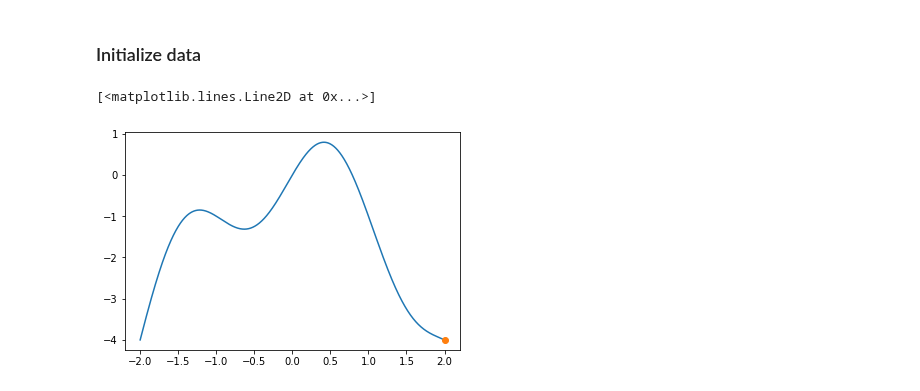
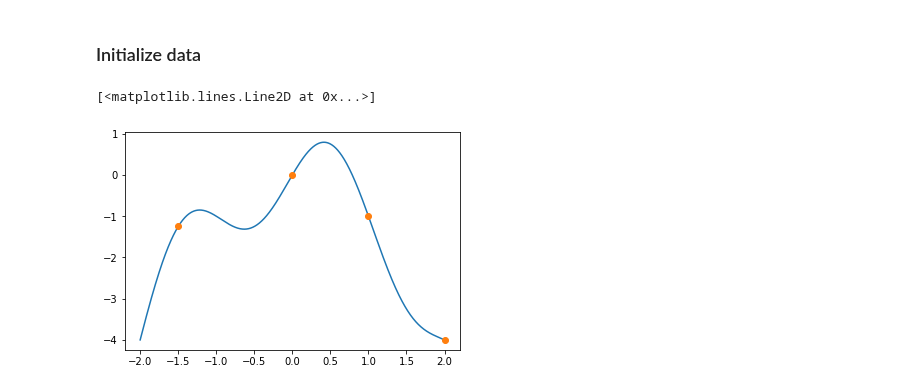
Before and after one commit to ur-whitelab/wazy, a Jupyter notebook: paper/Bayesian-Opt Sine.ipynb, the cells around one changed output. Drawn from its saved outputs; the diff is of its cells as text; code cells hidden in the pictures.

```diff
--- a/paper/Bayesian-Opt Sine.ipynb
+++ b/paper/Bayesian-Opt Sine.ipynb
@@ -13,14 +11,14 @@ WARNING:absl:No GPU/TPU found, falling back to CPU. (Set TF_CPP_MIN_LOG_LEVEL=0
 ### Initialize data
 # %%
 x = np.linspace(-2,2, 1000)
-reps = np.array([2.0]).reshape(-1,1)
+reps = np.array([2.0, 1.0, 0.0, -1.5]).reshape(-1,1)
 label_fxn = lambda x: np.sin(x * np.pi) - x ** 2
 labels = label_fxn(reps)
 plt.plot(x,  label_fxn(x))
 plt.plot(reps, labels, 'o')
 # %% [output]
 [<matplotlib.lines.Line2D at 0x...>]
-[figure, old version]
+[figure, new version]
 # %%
 config = alpdesign.EnsembleBlockConfig()
 forward_fxn, full_forward_fxn = alpdesign.build_model(config)
```
Also changed, not shown: parts of 4 cells of this notebook, 5 other files.
